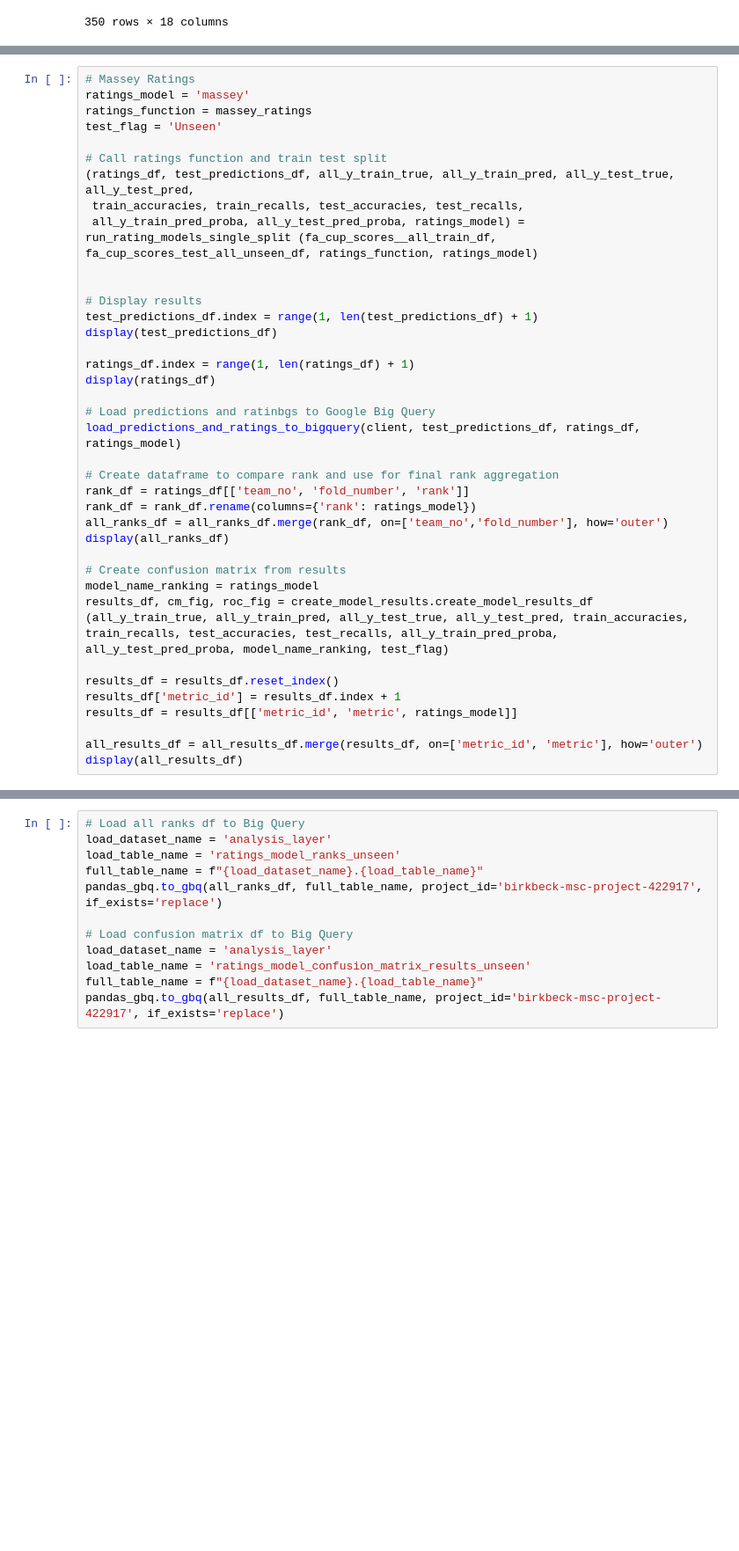
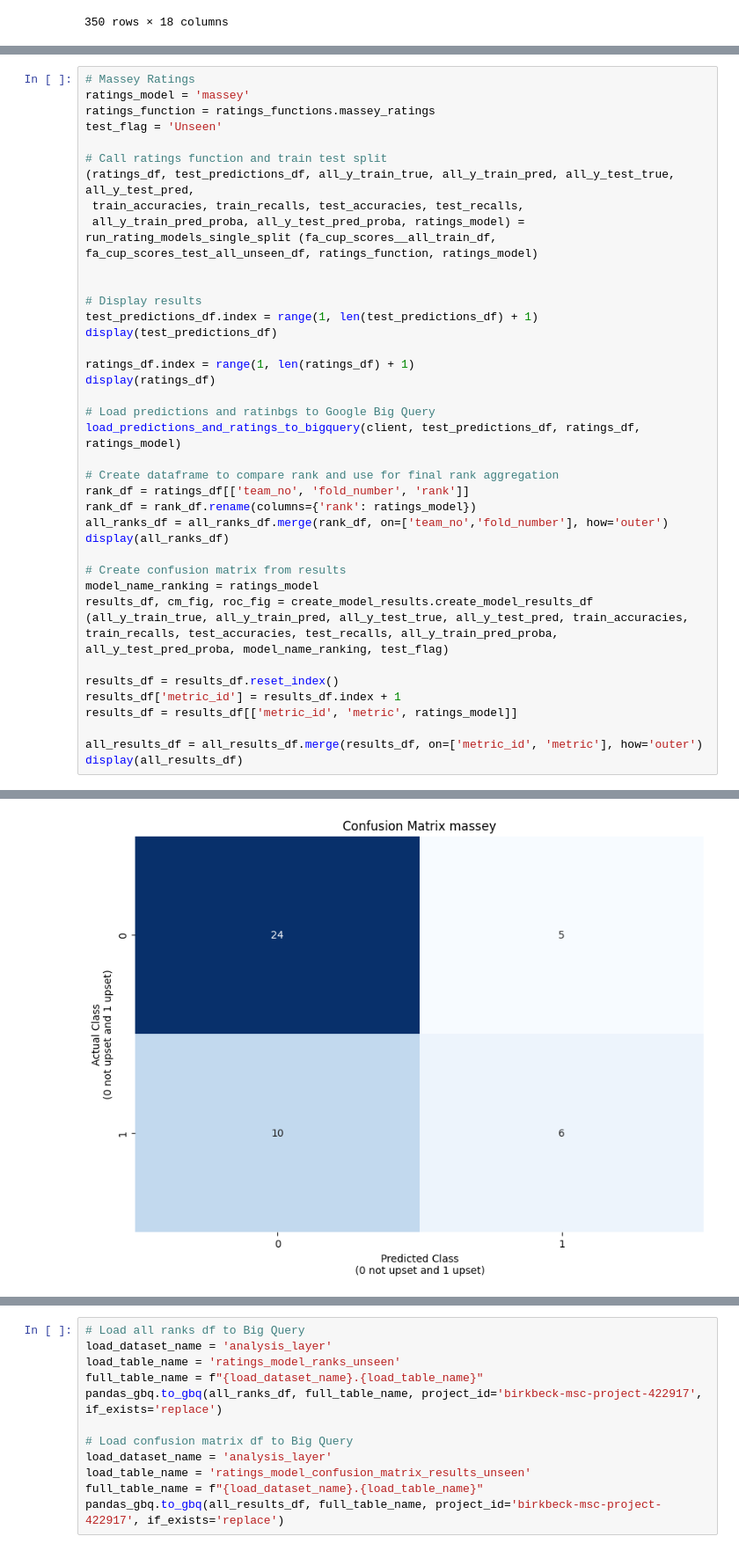
Before and after one commit to chorltonm/fa-cup-upsets, a Jupyter notebook: notebooks/models/rating_models_unseen.ipynb, the cells around one changed output, grey strips where cells are left out. Shown at 88% size. Cells and saved outputs as stored; diff of their text form; blank space fills up the shorter version.

```diff
--- a/notebooks/models/rating_models_unseen.ipynb
+++ b/notebooks/models/rating_models_unseen.ipynb
@@ -394,7 +443,7 @@ display(all_results_df)
 # %%
 # Massey Ratings
 ratings_model = 'massey'
-ratings_function = massey_ratings
+ratings_function = ratings_functions.massey_ratings
 test_flag = 'Unseen'
 
 # Call ratings function and train test split
@@ -429,3 +478,4 @@ results_df = results_df[['metric_id', 'metric', ratings_model]]
 
 all_results_df = all_results_df.merge(results_df, on=['metric_id', 'metric'], how='outer')
 display(all_results_df)
+# %% [output]
@@ -431,0 +552 @@ display(all_results_df)
+[figure, added]
```
Also changed, not shown: parts of 11 cells of this notebook.
